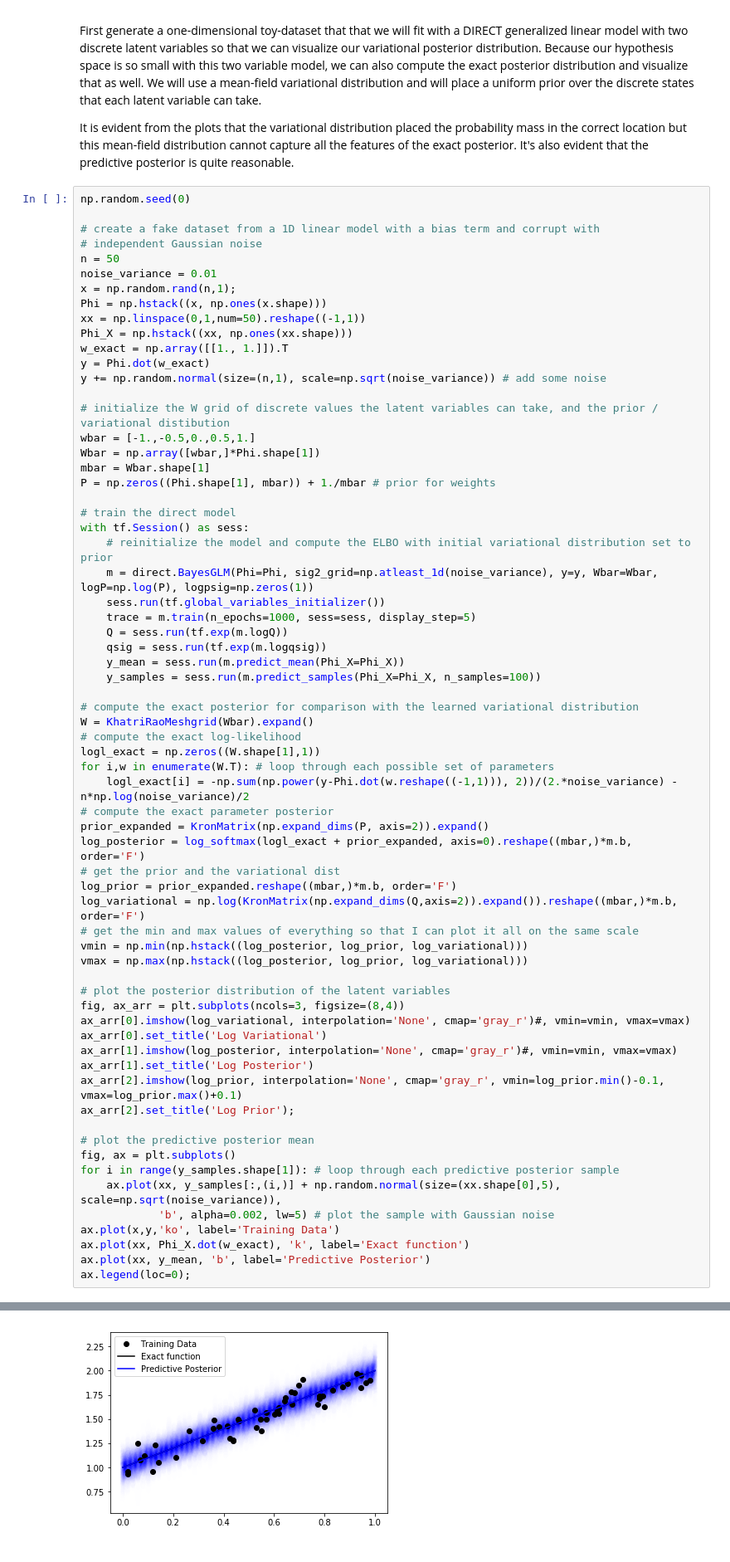
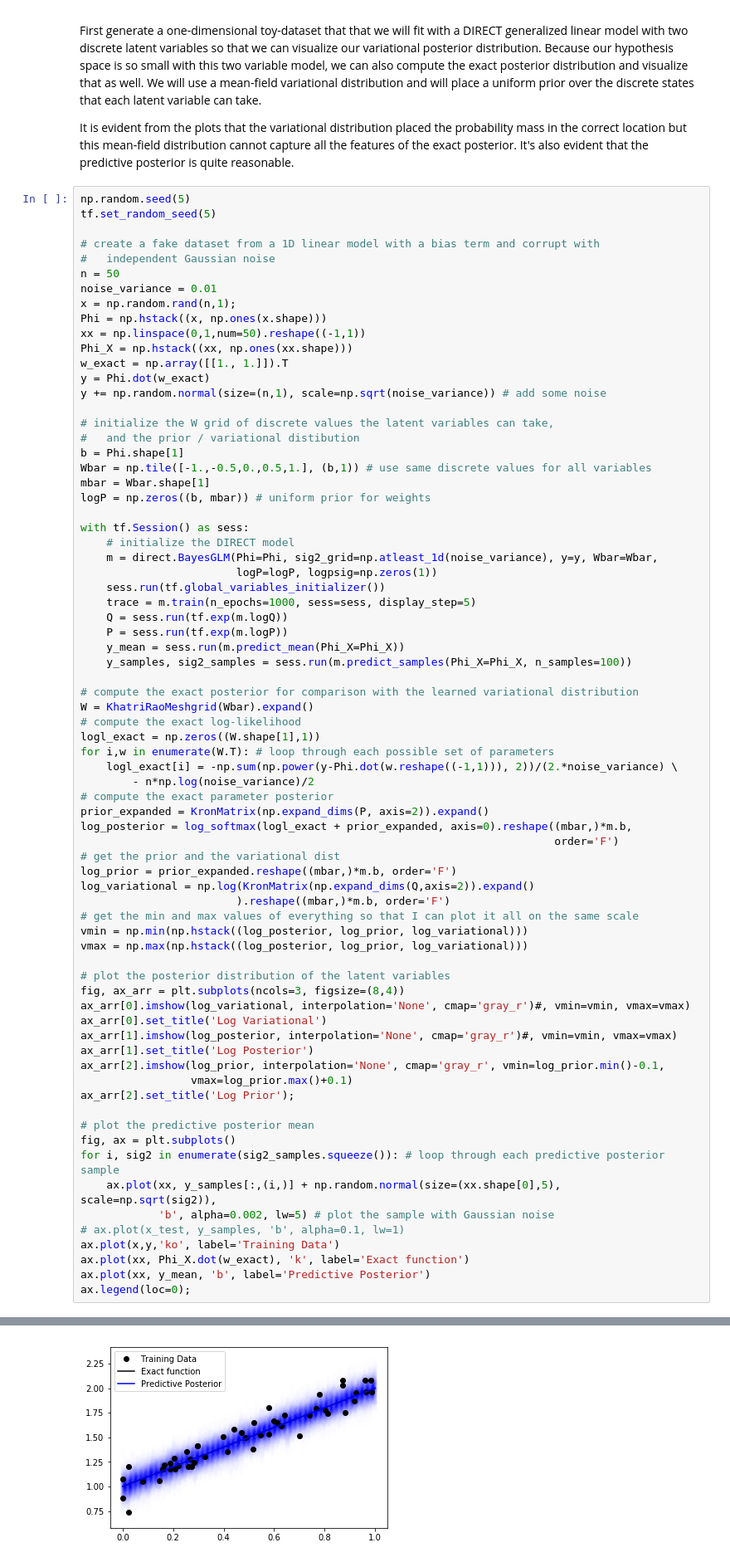
Before and after one commit to treforevans/direct, a Jupyter notebook: tutorial.ipynb, the cells around one changed output, grey strips where cells are left out. Shown at 83% size. Saved outputs shown, nothing was run; the diff lists cells and outputs as text.

```diff
--- a/tutorial.ipynb
+++ b/tutorial.ipynb
@@ -15,10 +15,11 @@ We will use a mean-field variational distribution and will place a uniform prior
 It is evident from the plots that the variational distribution placed the probability mass in the correct location but this mean-field distribution cannot capture all the features of the exact posterior.
 It's also evident that the predictive posterior is quite reasonable.
 # %%
-np.random.seed(0)
+np.random.seed(5)
+tf.set_random_seed(5)
 
 # create a fake dataset from a 1D linear model with a bias term and corrupt with
-# independent Gaussian noise
+#   independent Gaussian noise
 n = 50
 noise_variance = 0.01
 x = np.random.rand(n,1);
@@ -29,35 +30,39 @@ w_exact = np.array([[1., 1.]]).T
 y = Phi.dot(w_exact)
 y += np.random.normal(size=(n,1), scale=np.sqrt(noise_variance)) # add some noise
 
-# initialize the W grid of discrete values the latent variables can take, and the prior / variational distibution
-wbar = [-1.,-0.5,0.,0.5,1.]
-Wbar = np.array([wbar,]*Phi.shape[1])
+# initialize the W grid of discrete values the latent variables can take,
+#   and the prior / variational distibution
+b = Phi.shape[1]
+Wbar = np.tile([-1.,-0.5,0.,0.5,1.], (b,1)) # use same discrete values for all variables
 mbar = Wbar.shape[1]
-P = np.zeros((Phi.shape[1], mbar)) + 1./mbar # prior for weights
+logP = np.zeros((b, mbar)) # uniform prior for weights
 
-# train the direct model
 with tf.Session() as sess:
-    # reinitialize the model and compute the ELBO with initial variational distribution set to prior
-    m = direct.BayesGLM(Phi=Phi, sig2_grid=np.atleast_1d(noise_variance), y=y, Wbar=Wbar, logP=np.log(P), logpsig=np.zeros(1))
+    # initialize the DIRECT model
+    m = direct.BayesGLM(Phi=Phi, sig2_grid=np.atleast_1d(noise_variance), y=y, Wbar=Wbar,
+                        logP=logP, logpsig=np.zeros(1))
     sess.run(tf.global_variables_initializer())
     trace = m.train(n_epochs=1000, sess=sess, display_step=5)
     Q = sess.run(tf.exp(m.logQ))
-    qsig = sess.run(tf.exp(m.logqsig))
+    P = sess.run(tf.exp(m.logP))
     y_mean = sess.run(m.predict_mean(Phi_X=Phi_X))
-    y_samples = sess.run(m.predict_samples(Phi_X=Phi_X, n_samples=100))
+    y_samples, sig2_samples = sess.run(m.predict_samples(Phi_X=Phi_X, n_samples=100))
 
 # compute the exact posterior for comparison with the learned variational distribution
 W = KhatriRaoMeshgrid(Wbar).expand()
 # compute the exact log-likelihood
 logl_exact = np.zeros((W.shape[1],1))
 for i,w in enumerate(W.T): # loop through each possible set of parameters
-    logl_exact[i] = -np.sum(np.power(y-Phi.dot(w.reshape((-1,1))), 2))/(2.*noise_variance) - n*np.log(noise_variance)/2
+    logl_exact[i] = -np.sum(np.power(y-Phi.dot(w.reshape((-1,1))), 2))/(2.*noise_variance) \
+        - n*np.log(noise_variance)/2
 # compute the exact parameter posterior
 prior_expanded = KronMatrix(np.expand_dims(P, axis=2)).expand()
-log_posterior = log_softmax(logl_exact + prior_expanded, axis=0).reshape((mbar,)*m.b, order='F')
+log_posterior = log_softmax(logl_exact + prior_expanded, axis=0).reshape((mbar,)*m.b,
+                                                                         order='F')
 # get the prior and the variational dist
 log_prior = prior_expanded.reshape((mbar,)*m.b, order='F')
-log_variational = np.log(KronMatrix(np.expand_dims(Q,axis=2)).expand()).reshape((mbar,)*m.b, order='F')
+log_variational = np.log(KronMatrix(np.expand_dims(Q,axis=2)).expand()
+                        ).reshape((mbar,)*m.b, order='F')
 # get the min and max values of everything so that I can plot it all on the same scale
 vmin = np.min(np.hstack((log_posterior, log_prior, log_variational)))
 vmax = np.max(np.hstack((log_posterior, log_prior, log_variational)))
@@ -68,14 +73,16 @@ ax_arr[0].imshow(log_variational, interpolation='None', cmap='gray_r')#, vmin=vm
 ax_arr[0].set_title('Log Variational')
 ax_arr[1].imshow(log_posterior, interpolation='None', cmap='gray_r')#, vmin=vmin, vmax=vmax)
 ax_arr[1].set_title('Log Posterior')
-ax_arr[2].imshow(log_prior, interpolation='None', cmap='gray_r', vmin=log_prior.min()-0.1, vmax=log_prior.max()+0.1)
+ax_arr[2].imshow(log_prior, interpolation='None', cmap='gray_r', vmin=log_prior.min()-0.1,
+                 vmax=log_prior.max()+0.1)
 ax_arr[2].set_title('Log Prior');
 
 # plot the predictive posterior mean
 fig, ax = plt.subplots()
-for i in range(y_samples.shape[1]): # loop through each predictive posterior sample
-    ax.plot(xx, y_samples[:,(i,)] + np.random.normal(size=(xx.shape[0],5), scale=np.sqrt(noise_variance)),
+for i, sig2 in enumerate(sig2_samples.squeeze()): # loop through each predictive posterior sample
+    ax.plot(xx, y_samples[:,(i,)] + np.random.normal(size=(xx.shape[0],5), scale=np.sqrt(sig2)),
             'b', alpha=0.002, lw=5) # plot the sample with Gaussian noise
+# ax.plot(x_test, y_samples, 'b', alpha=0.1, lw=1)
 ax.plot(x,y,'ko', label='Training Data')
 ax.plot(xx, Phi_X.dot(w_exact), 'k', label='Exact function')
 ax.plot(xx, y_mean, 'b', label='Predictive Posterior')
@@ -101,5 +108,5 @@ Epoch: 0029, ELBO: 89.603225
 [figure]
-[figure, old version]
+[figure, new version]
 # %% [markdown]
 # Non-Linear Mean-Field Model
 Now we'll consider a non-linear DIRECT generalized linear model with many basis functions (many discrete latent variables).
```
Also changed, not shown: parts of 5 cells of this notebook, 2 other files.
